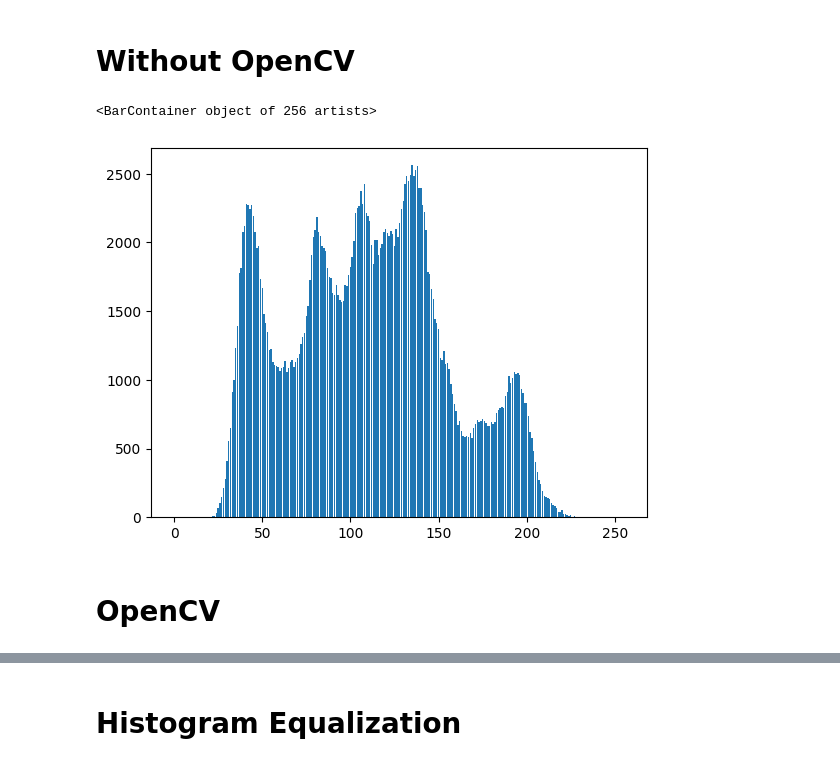
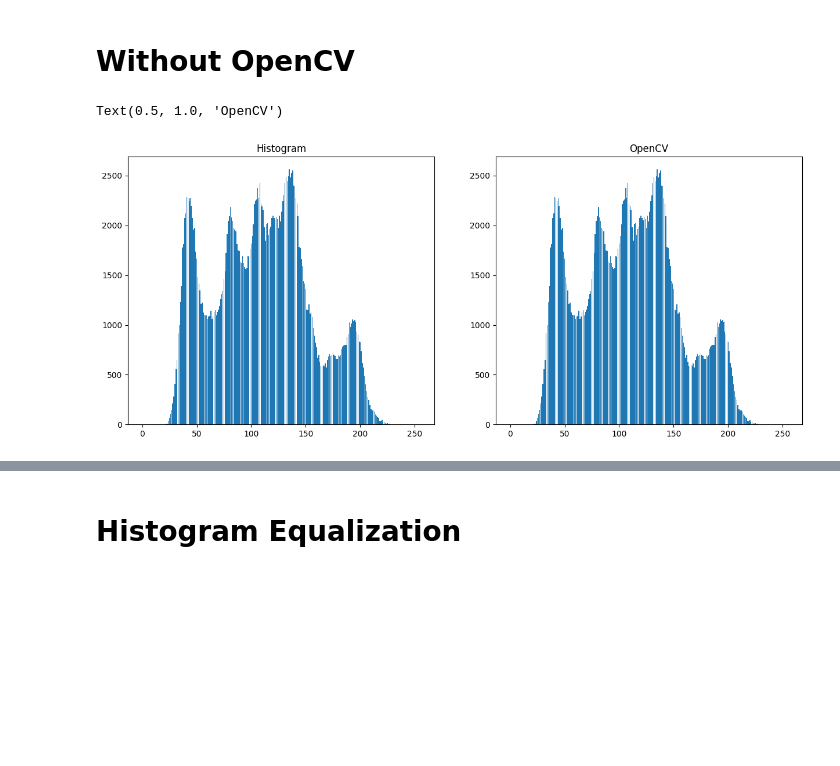
Before and after one commit to JHBaek0306/ImageProcess, a Jupyter notebook: Histogram.ipynb, the cells around one changed output, grey strips where cells are left out. Cells and saved outputs as stored; diff of their text form; code cells hidden in the pictures; blank space fills up the shorter version.

Commit message:
Histogram and Equalization

```diff
--- a/Histogram.ipynb
+++ b/Histogram.ipynb
@@ -21,20 +21,28 @@ cv2_imshow(img)
 # %%
 # initialize histogram array filled with 0
 histo = np.zeros(shape=(256,), dtype=np.int64)
 
 # get image's height and weight
 h, w = img.shape
 
 # Increase the corresponding histogram column by 1
 for i in range(h):
     for j in range (w):
         histo[img[j, i]] = histo[img[j, i]] + 1
 
+
+plt.figure(figsize=(15,6))
 # Plot in bar
+plt.subplot(1,2,1)
 bins = np.arange(0, 256, 1)
 plt.bar(bins, histo)
+plt.title("Histogram")
+
+# With Open CV
+hist = cv2.calcHist([img], [0], None, [256], [0, 256])
+plt.subplot(1,2,2)
+plt.bar(bins, hist.ravel())
+plt.title("OpenCV")
 # %% [output]
-<BarContainer object of 256 artists>
+Text(0.5, 1.0, 'OpenCV')
-[figure, old version]
+[figure, new version]
-# %% [markdown]
-# OpenCV
```
Also changed, not shown: parts of 1 cell of this notebook.
